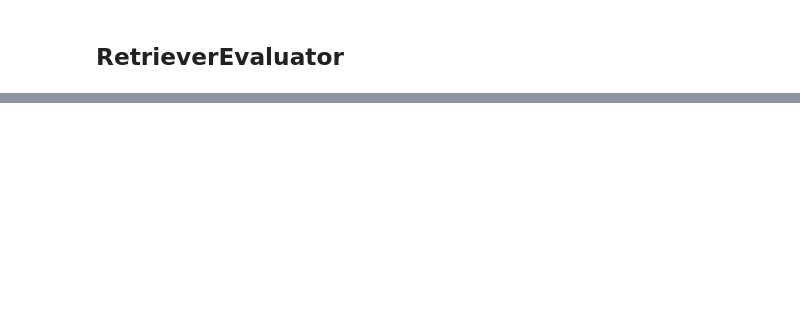
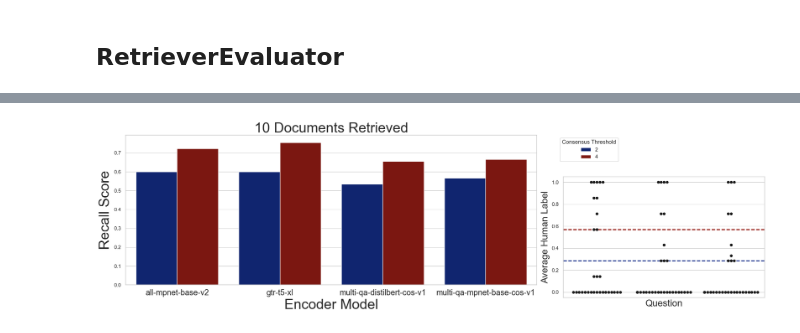
Before and after one commit to peter-mm-williams/aware-nlp, a Jupyter notebook: notebooks/PeterNotebooks/evaluation_pipeline_clean.ipynb, the cells around one changed output, grey strips where cells are left out. Cells and saved outputs as stored; diff of their text form; code cells hidden in the pictures; blank space fills up the shorter version.

```diff
--- a/notebooks/PeterNotebooks/evaluation_pipeline_clean.ipynb
+++ b/notebooks/PeterNotebooks/evaluation_pipeline_clean.ipynb
@@ -220,0 +348,27 @@ class RetrieverEvaluator:
+# %%
+import time
+
+# Parameter assignment
+pipeline_name = 'custom'
+encoder_name = 'all-mpnet-base-v2'
+similarity_metric = 'cosine'
+n_retrieved = 10 # Number of documents to retrieve
+consensus_threshold = 4 # How many individuals should have labeled the statement as true for it to be considered true as consensus
+
+# Run evaluation
+retr_evaluator = RetrieverEvaluator(
+    pipeline_name,
+    encoder_name,
+    similarity_metric,
+    df,
+    retrieved_doc_size=n_retrieved,
+    consensus_threshold=consensus_threshold
+)
+print(f'Running evaluation for {encoder_name} with parameters:\n\tmetric: {similarity_metric}')
+print(f'\tretrieval size: {n_retrieved}\n\tconsensus threshold: {consensus_threshold}')
+t0 = time.time()
+output = retr_evaluator.evaluate()
+t1 = time.time()
+print(f'...done; took {t1-t0} seconds')
+
+display(output)
@@ -300,0 +642,12 @@ output_df.pivot_table(index=['retriever', 'encoder','similarity'], values=['f1',
+# %%
+retrieval_size = 10
+similarity_metric = 'cosine'
+evaluation_metric = 'recall'
+plot_performance(retrieval_size,
+        similarity_metric,
+        evaluation_metric,
+        summary_df,
+        df,
+        save_path= f'../../figures/embedding-{similarity_metric}_similarity-performance_n_docs_{retrieval_size}.png')
+# %% [output]
+[figure, added]
```
Also changed, not shown: parts of 28 cells of this notebook, 7 other files.
